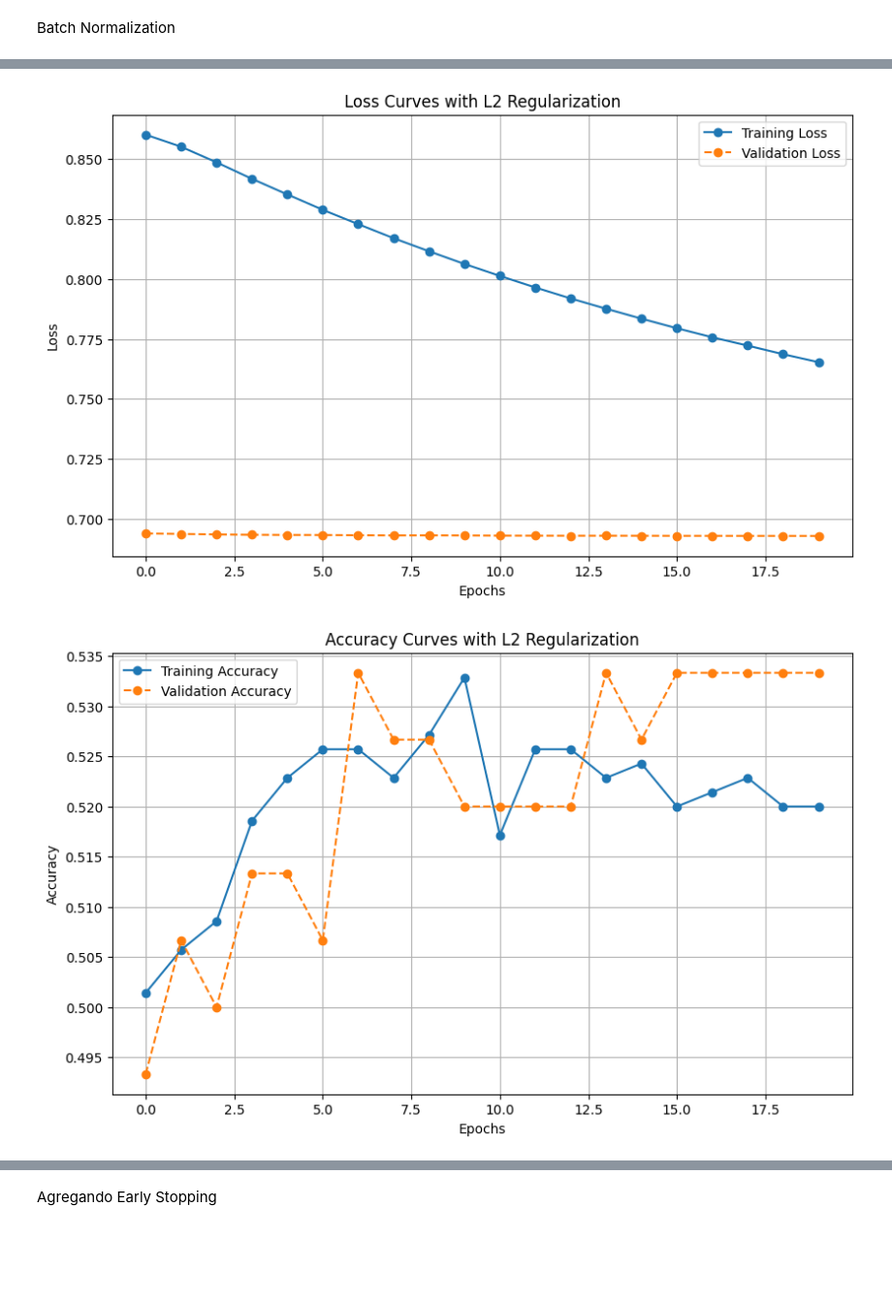
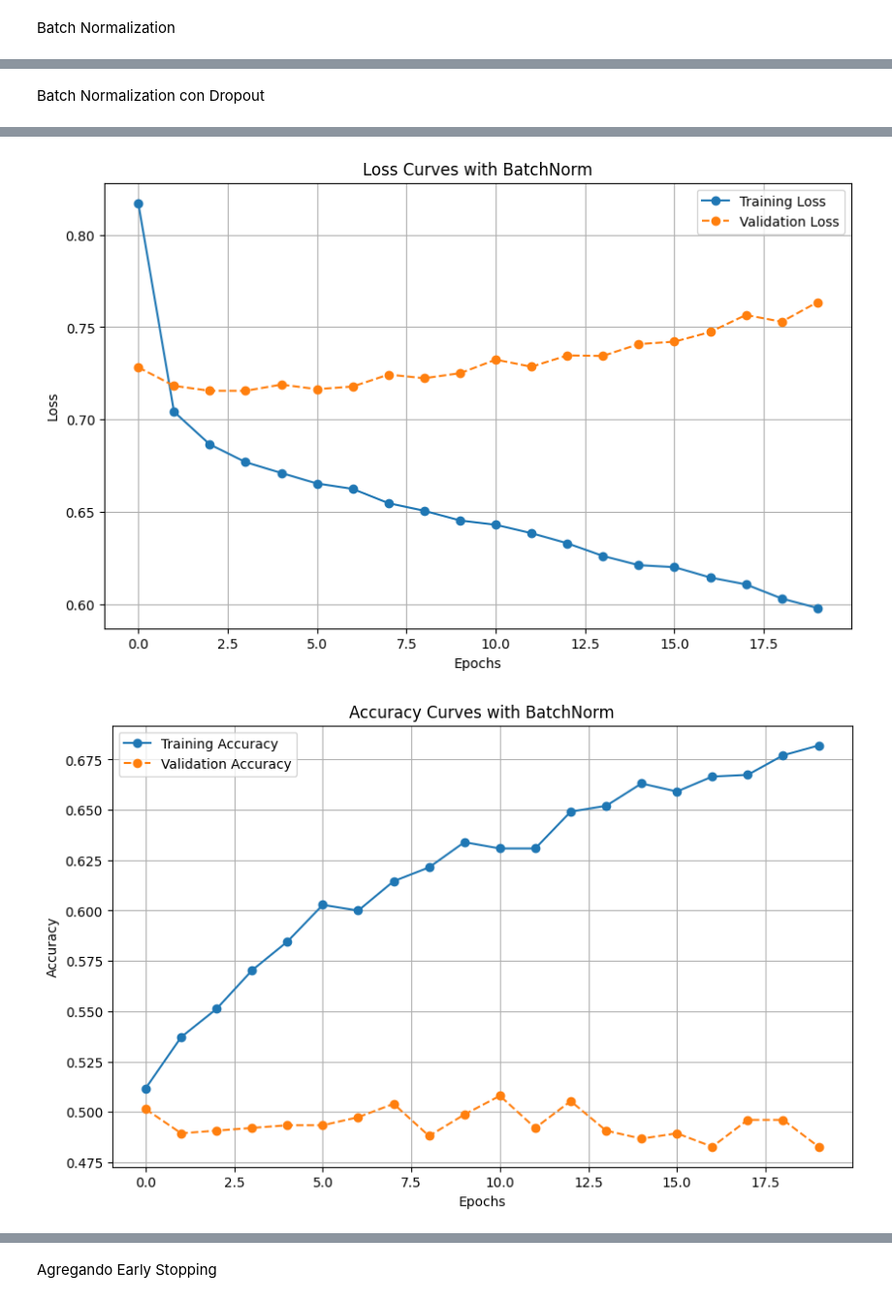
Before and after one commit to antargi/deeplearningfundamentals, a Jupyter notebook: lab1_try1.ipynb, the cells around one changed output, grey strips where cells are left out. Shown at 97% size. Saved outputs shown, nothing was run; the diff lists cells and outputs as text; code cells hidden in the pictures; blank space fills up the shorter version.

```diff
--- a/lab1_try1.ipynb
+++ b/lab1_try1.ipynb
@@ -184,9 +184,9 @@ Algoritmos de optimización
 # %% [markdown]
 ##### 3.1 SGD (Descenso de Gradiente Estocástico)
 # %%
-def get_sgd_optimizer(model, lr=0.01):
+def get_sgd_optimizer(model, lr=0.01, weight_decay=0):
     """SGD Optimizer"""
-    return torch.optim.SGD(model.parameters(), lr=lr)
+    return torch.optim.SGD(model.parameters(), lr=lr,  weight_decay=weight_decay)
 # %% [markdown]
 ##### 3.2 SGD con Momentum
 # %%
@@ -325,16 +338,21 @@ def plot_acc_curves(train_losses, val_losses, title="Accuracy Curves"):
 # %% [markdown]
 Entrenamiento del modelo:
 # %%
-def train_model_loop(model, optimizer, train_loader, val_loader=None, epochs=20, reports_every=1, device='cuda'):
+def train_model_loop(model, optimizer, train_loader, val_loader=None, epochs=20, reports_every=1, device='cuda', l2=False, use_early_stopping=False, patience=5):
     model.to(device)
 
     print('Model:', model)
     print('Number of parameters:', model.num_parameters())
+    l2_lambda = 0.001
 
     loss = torch.nn.BCELoss()
 
     train_losses, val_losses = [], []
     train_accuracies, val_accuracies = [], []
+
+    best_val_loss = float('inf')
+    patience_count = 0
+    best_model_state = None
     epoch_time_total = 0
 
     for epoch in range(1, epochs + 1):
@@ -347,6 +365,10 @@ def train_model_loop(model, optimizer, train_loader, val_loader=None, epochs=20,
 
             predictions = model.forward(inputs)
             L = loss(predictions, targets)
+
+            if l2: # regularización l2
+                l2_reg = sum(param.pow(2.0).sum() for param in model.parameters())
+                L += l2_lambda * l2_reg
 
             L.backward()
             optimizer.step()
@@ -377,6 +399,18 @@ def train_model_loop(model, optimizer, train_loader, val_loader=None, epochs=20,
             val_losses.append(val_loss / len(val_loader))
             val_accuracies.append(correct_val / total_val)
 
+            if use_early_stopping:
+                if val_losses[-1] < best_val_loss:
+                    best_val_loss = val_losses[-1]
+                    patience_counter = 0
+                    best_model_state = model.state_dict()  # Guarda el mejor modelo
+                else:
+                    patience_counter += 1
+                    if patience_counter >= patience:
+                        print(f"\nEarly stopping triggered after {epoch} epochs!")
+                        model.load_state_dict(best_model_state)  # Restaura el mejor modelo
+                        break
+
         epoch_time_total += time.time() - start_time_epoch
 
         if epoch % reports_every == 0:
@@ -822,16 +753,18 @@ def train_model_with_l2(model, criterion, optimizer, train_loader, val_loader, l
+# %% [markdown]
+Batch Normalization con Dropout
 # %%
-model = SimpleFFNN(input_size, hidden_size1, hidden_size2, output_size)
-optimizer =get_sgd_momentum_optimizer(model, lr=0.01, momentum=0.9)
-l2_lambda = 0.01
-train_losses, val_losses, train_accuracies, val_accuracies = train_model_with_l2(
+model = BatchNormDropoutFFNN(input_size=dataset.num_features, hidden_size1=hidden_size2, hidden_size2=hidden_size2, output_size=output_size)
+optimizer = get_sgd_momentum_optimizer(model, lr=0.005)
+init_he(model)
+train_losses, val_losses, train_accuracies, val_accuracies = train_model_loop(
     model=model,
-    criterion=criterion,
     optimizer=optimizer,
     train_loader=train_loader,
     val_loader=val_loader,
-    l2_lambda=l2_lambda,
-    epochs=20
+    epochs=20,
+    reports_every=1,
+    device='cuda'
 )
-plot_loss_curves(train_losses, val_losses, title="Loss Curves with L2 Regularization")
-plot_acc_curves(train_accuracies, val_accuracies, title="Accuracy Curves with L2 Regularization")
+plot_loss_curves(train_losses, val_losses, title="Loss Curves with BatchNorm")
+plot_acc_curves(train_accuracies, val_accuracies, title="Accuracy Curves with BatchNorm")
 # %% [output]
@@ -858,2 +781,2 @@ Epoch 20/20, Training Loss: 0.7654, Validation Loss: 0.6929, Training Accuracy:
-[figure, old version]
+[figure, new version]
-[figure, old version]
+[figure, new version]
```
Also changed, not shown: parts of 35 cells of this notebook.
